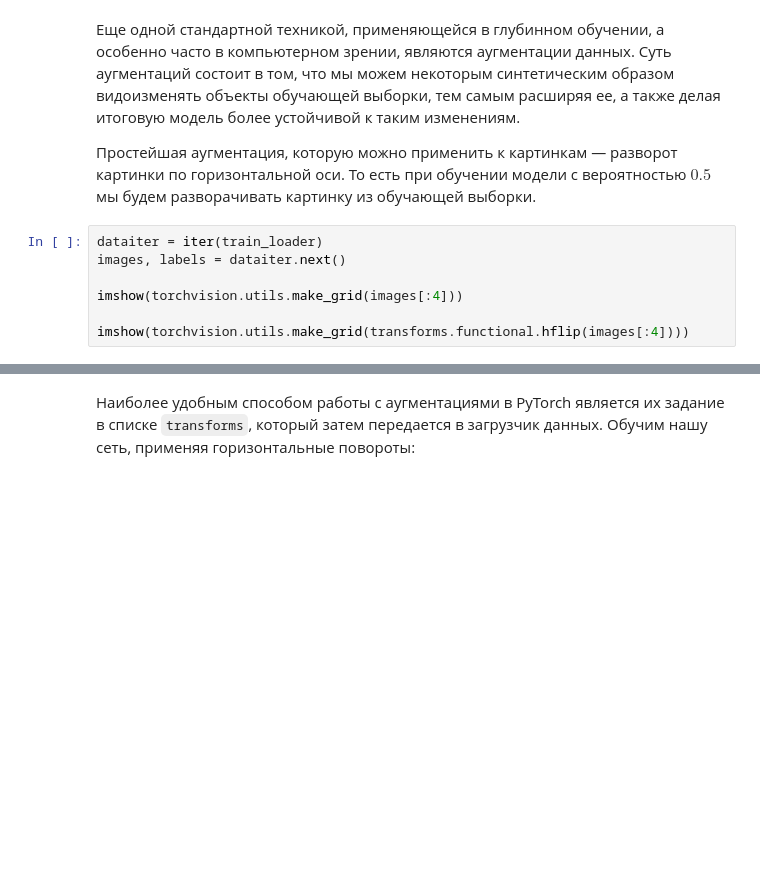
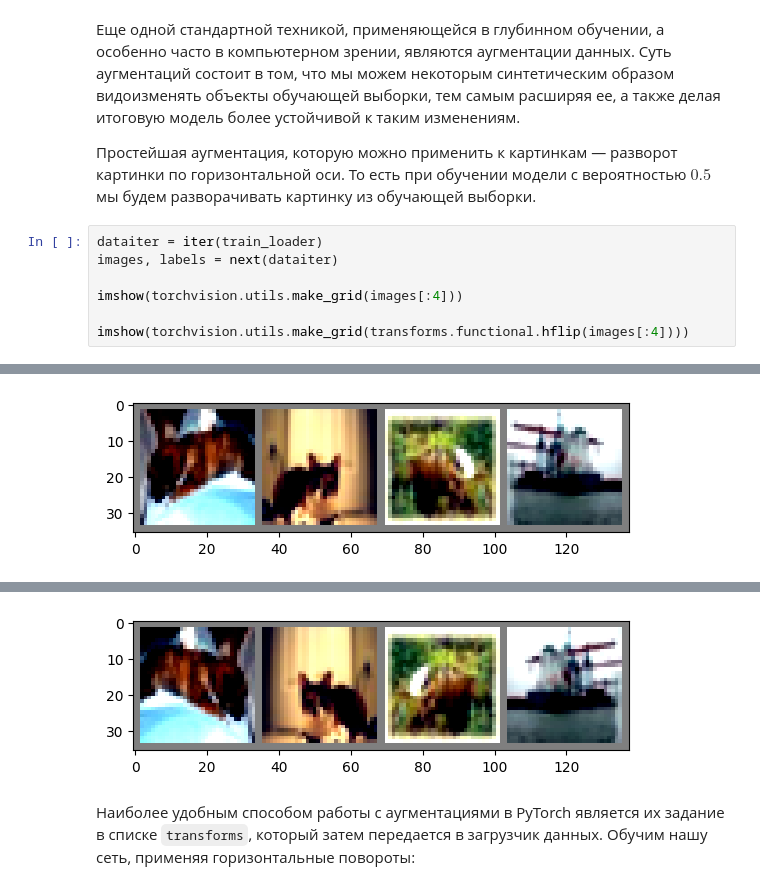
Before and after one commit to MoiseevRoman/dl-course-hse-masters, a Jupyter notebook: homeworks/HW2/HW2.ipynb, the cells around one changed output, grey strips where cells are left out. Cells and saved outputs as stored; diff of their text form; blank space fills up the shorter version.

```diff
--- a/homeworks/HW2/HW2.ipynb
+++ b/homeworks/HW2/HW2.ipynb
@@ -473,8 +511,9 @@ Your answers here:
 Простейшая аугментация, которую можно применить к картинкам — разворот картинки по горизонтальной оси. То есть при обучении модели с вероятностью $0.5$ мы будем разворачивать картинку из обучающей выборки.
 # %%
 dataiter = iter(train_loader)
-images, labels = dataiter.next()
+images, labels = next(dataiter)
 
 imshow(torchvision.utils.make_grid(images[:4]))
 
 imshow(torchvision.utils.make_grid(transforms.functional.hflip(images[:4])))
+# %% [output]
@@ -480,0 +521 @@ imshow(torchvision.utils.make_grid(transforms.functional.hflip(images[:4])))
+[figure, added]
@@ -481,3 +523,4 @@ imshow(torchvision.utils.make_grid(transforms.functional.hflip(images[:4])))
+[figure, added]
 # %% [markdown]
 Наиболее удобным способом работы с аугментациями в PyTorch является их задание в списке <code>transforms</code>, который затем передается в загрузчик данных. Обучим нашу сеть, применяя горизонтальные повороты:
 # %%
```
Also changed, not shown: parts of 9 cells of this notebook.
